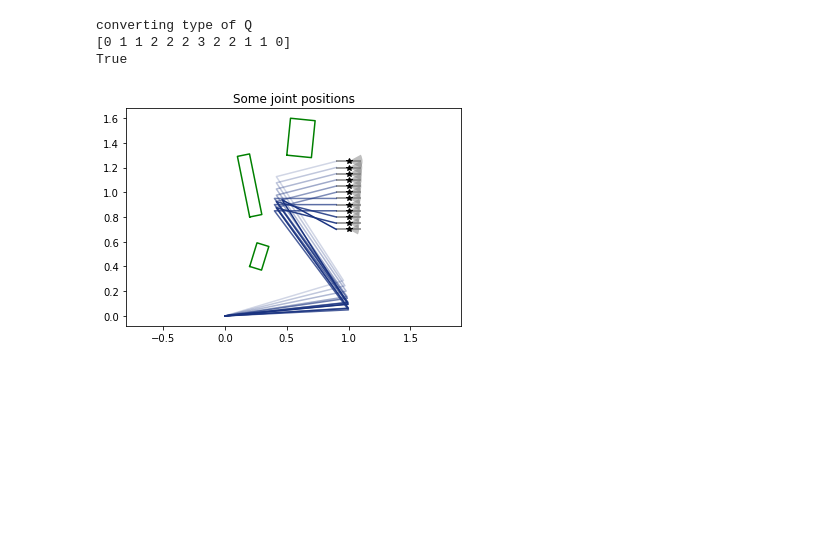
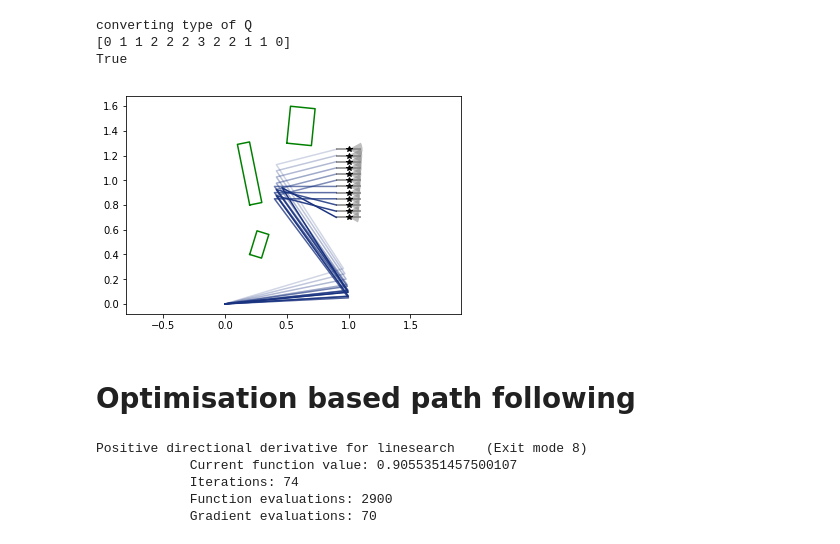
Before and after one commit to JeroenDM/planar_python_robotics, a Jupyter notebook: example_3R_robot.py.ipynb, the cells around one changed output. Saved outputs shown, nothing was run; the diff lists cells and outputs as text; code cells hidden in the pictures; blank space fills up the shorter version.

Commit message:
add optimisation based method, no tests or doc yet

```diff
--- a/example_3R_robot.py.ipynb
+++ b/example_3R_robot.py.ipynb
@@ -38,7 +38,7 @@ fig2, ax2 = plt.subplots()
 plt.title("The Robot")
 ax2.axis('equal')
 robot1.plot(ax2, [1.3, -0.8, 1.4], 'k')
-for tp in path: tp.plot(ax2)
+for tp in path1: tp.plot(ax2)
 plt.show()
 # %% [output]
 [figure]
@@ -55,7 +55,7 @@ fig3, ax3 = plt.subplots()
 plt.title("Some collision objects")
 ax3.axis('equal')
 for r in sc1: r.plot(ax3, 'g')
-for tp in path: tp.plot(ax3)
+for tp in path1: tp.plot(ax3)
 robot1.plot(ax3, [1.3, -0.8, 1.4], 'k')
 plt.show()
 # %% [output]
@@ -68,7 +68,7 @@ The tolerenced trajectory points are converted to a list of poses.
 Then for all these poses the inverse kinematics are solved.
 # %%
 from ppr.path import cart_to_joint
-path_js = cart_to_joint(robot1, path, check_collision=True, scene=sc1)
+path_js = cart_to_joint(robot1, path1, check_collision=True, scene=sc1)
 # %%
 # plot the different joint solution for the first trajectory point
 fig4, ax4 = plt.subplots()
@@ -76,7 +76,7 @@ plt.title("Some joint positions")
 ax4.axis('equal')
 robot1.plot_path_kinematics(ax4, path_js[0])
 for r in sc1: r.plot(ax4, 'g')
-for tp in path: tp.plot(ax4)
+for tp in path1: tp.plot(ax4)
 plt.show()
 # %% [output]
 [figure]
@@ -93,11 +93,12 @@ converting type of Q
 True
 # %%
 fig5, ax5 = plt.subplots()
-plt.title("Some joint positions")
 ax5.axis('equal')
 robot1.plot_path_kinematics(ax5, sol['path'])
 for r in sc1: r.plot(ax5, 'g')
-for tp in path: tp.plot(ax5)
+for tp in path1: tp.plot(ax5)
 plt.show()
 # %% [output]
-[figure, old version]
+[figure, new version]
+# %% [markdown]
+# Optimisation based path following
@@ -103,0 +107,11 @@ plt.show()
+# %%
+# use the solution of the sampling based method as initial value
+q_init = sol['path']
+# dymanics are not implemented at the moment, dq and dqq are quit useless for now
+q_opt, dq_opt, ddq_opt = get_optimal_trajectory(robot1, path1, q_init)
+# %% [output]
+Positive directional derivative for linesearch    (Exit mode 8)
+            Current function value: 0.9055351457500107
+            Iterations: 74
+            Function evaluations: 2900
+            Gradient evaluations: 70
```
Also changed, not shown: parts of 10 cells of this notebook, 3 other files.
